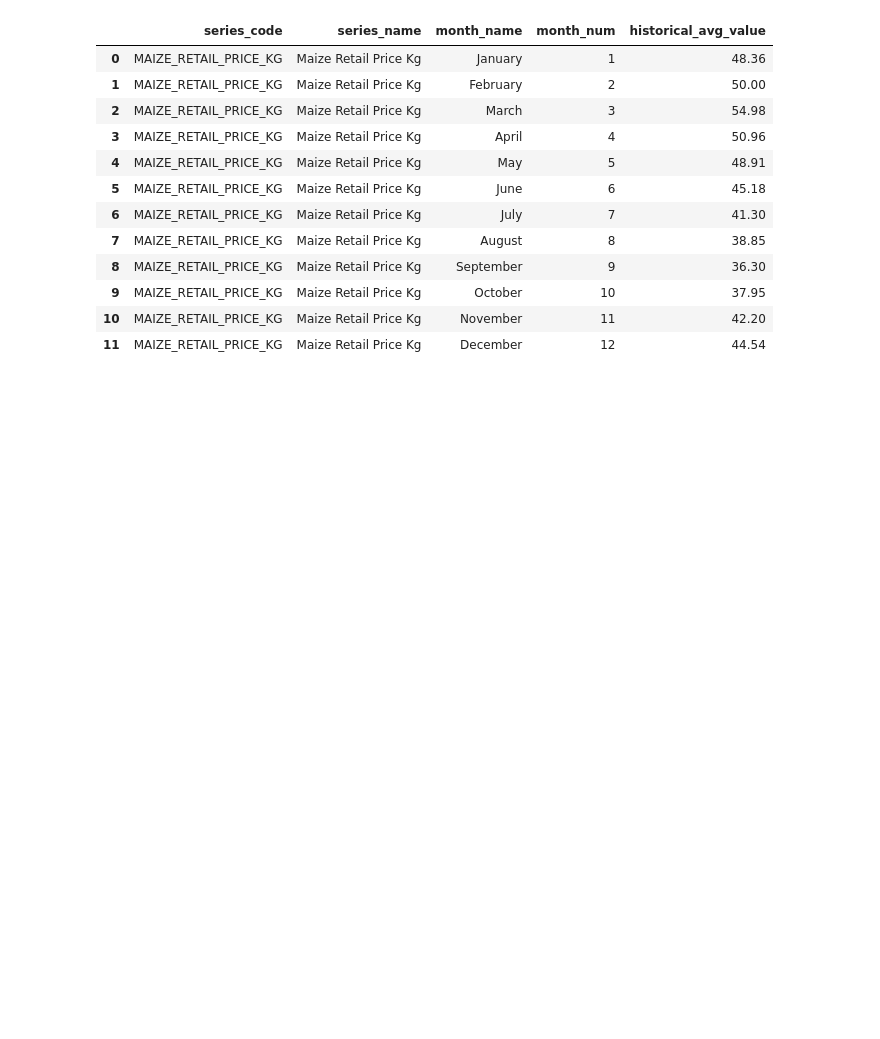
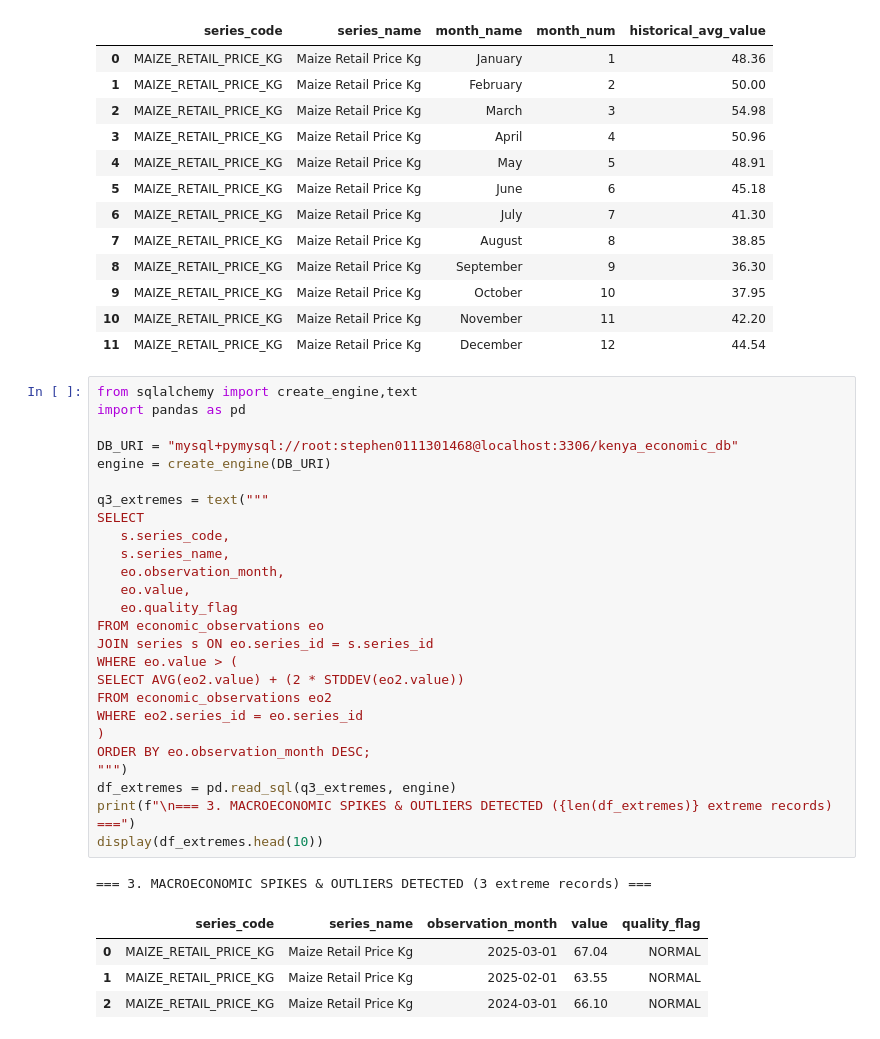
Before and after one commit to steph45acke-hue/KENYA_ECONOMIC_INTELLIGENCE_AND_FORECASTING_ENGINE, a Jupyter notebook: 03_database_engineering.ipynb, the cells around one changed output. Saved outputs shown, nothing was run; the diff lists cells and outputs as text; blank space fills up the shorter version.

Commit message:
Feat: Add Query 3 macroeconomic outlier detection logic and output screenshot 318

```diff
--- a/03_database_engineering.ipynb
+++ b/03_database_engineering.ipynb
@@ -435,3 +435,35 @@ display(df_seasonality.head(12))
 | 9 | MAIZE_RETAIL_PRICE_KG | Maize Retail Price Kg | October | 10 | 37.95 |
 | 10 | MAIZE_RETAIL_PRICE_KG | Maize Retail Price Kg | November | 11 | 42.20 |
 | 11 | MAIZE_RETAIL_PRICE_KG | Maize Retail Price Kg | December | 12 | 44.54 |
+# %%
+from sqlalchemy import create_engine,text
+import pandas as pd
+
+DB_URI = "mysql+pymysql://root:stephen0111301468@localhost:3306/kenya_economic_db"
+engine = create_engine(DB_URI)
+
+q3_extremes = text("""
+SELECT
+   s.series_code,
+   s.series_name,
+   eo.observation_month,
+   eo.value,
+   eo.quality_flag
+FROM economic_observations eo
+JOIN series s ON eo.series_id = s.series_id
+WHERE eo.value > (
+SELECT AVG(eo2.value) + (2 * STDDEV(eo2.value))
+FROM economic_observations eo2
+WHERE eo2.series_id = eo.series_id
+)
+ORDER BY eo.observation_month DESC;
+""")
+df_extremes = pd.read_sql(q3_extremes, engine)
+print(f"\n=== 3. MACROECONOMIC SPIKES & OUTLIERS DETECTED ({len(df_extremes)} extreme records) ===")
+display(df_extremes.head(10))
+# %% [output]
+=== 3. MACROECONOMIC SPIKES & OUTLIERS DETECTED (3 extreme records) ===
+|  | series_code | series_name | observation_month | value | quality_flag |
+| 0 | MAIZE_RETAIL_PRICE_KG | Maize Retail Price Kg | 2025-03-01 | 67.04 | NORMAL |
+| 1 | MAIZE_RETAIL_PRICE_KG | Maize Retail Price Kg | 2025-02-01 | 63.55 | NORMAL |
+| 2 | MAIZE_RETAIL_PRICE_KG | Maize Retail Price Kg | 2024-03-01 | 66.10 | NORMAL |
```
Also changed, not shown: 1 other file.
